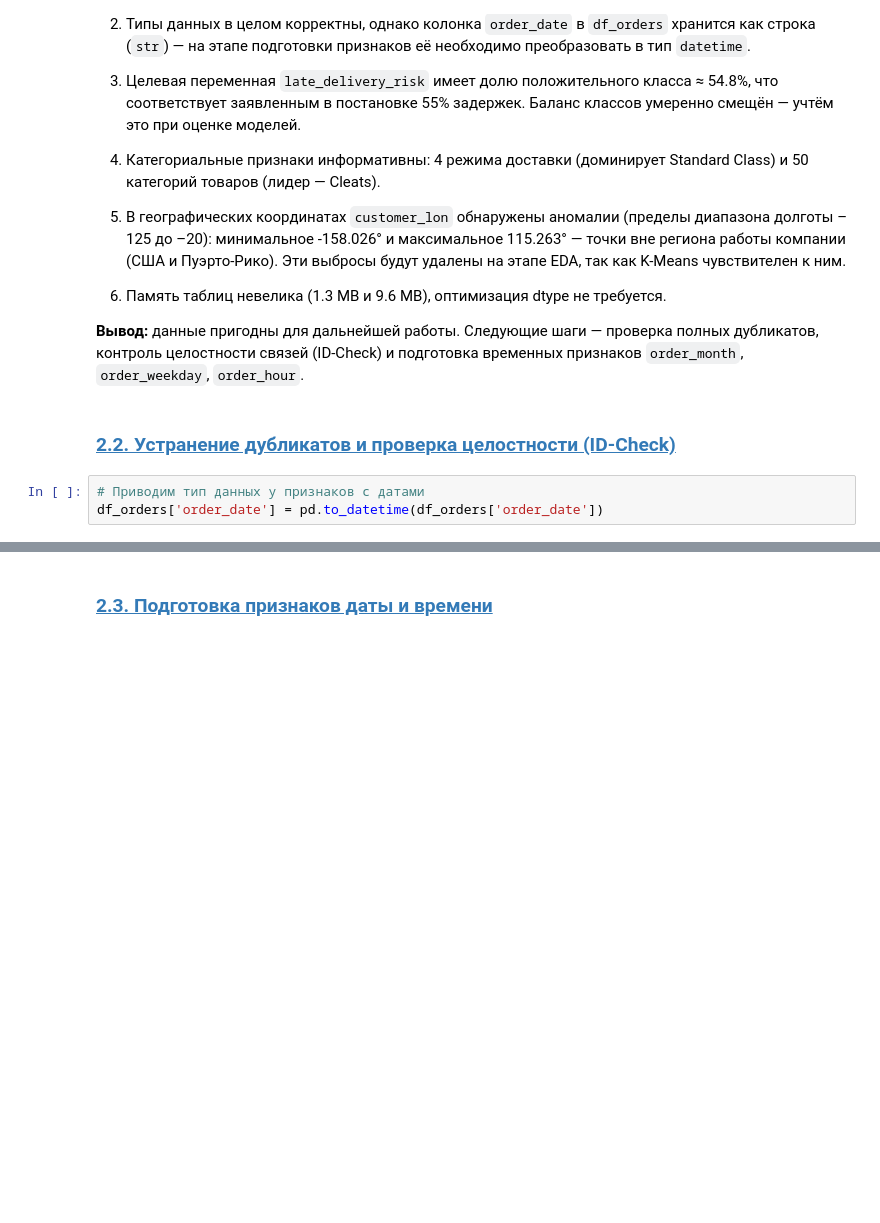
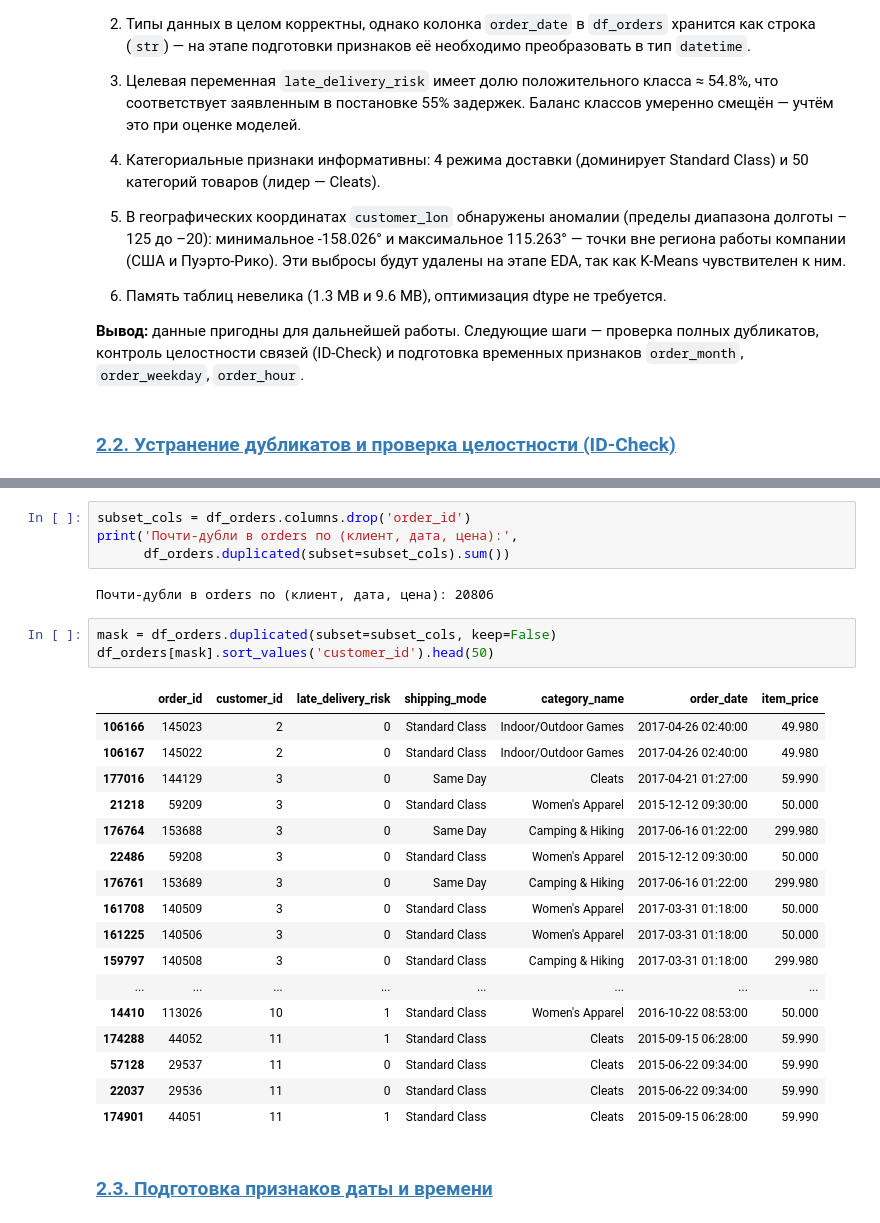
Before and after one commit to MEYakunin/Sprint18_Delivery_Delay_Prediction, a Jupyter notebook: Sprint18_Delivery_Delay_Prediction_Yakunin_Mikl.ipynb, the cells around one changed output, grey strips where cells are left out. Drawn from its saved outputs; the diff is of its cells as text; blank space fills up the shorter version.

Commit message:
Sprint18_Delivery_Delay_Prediction_Yakunin_Mikl - "Загрузка данных, первичное знакомство" - выполнен раздел "Технический аудит данных" и начато выполнение устранение дубликатов

```diff
--- a/Sprint18_Delivery_Delay_Prediction_Yakunin_Mikl.ipynb
+++ b/Sprint18_Delivery_Delay_Prediction_Yakunin_Mikl.ipynb
@@ -287,6 +287,3 @@ print(f'Целевая переменная имеет долю положите
 **Вывод:** данные пригодны для дальнейшей работы. Следующие шаги — проверка полных дубликатов, контроль целостности связей (ID-Check) и подготовка временных признаков `order_month`, `order_weekday`, `order_hour`.
 # %% [markdown]
 ### [2.2. Устранение дубликатов и проверка целостности (ID-Check)](#content)<a id="2_2"></a>
-# %%
-# Приводим тип данных у признаков с датами
-df_orders['order_date'] = pd.to_datetime(df_orders['order_date'])
@@ -315,3 +308,30 @@ def duplicate_search(df):
+# %%
+subset_cols = df_orders.columns.drop('order_id')
+print('Почти-дубли в orders по (клиент, дата, цена):',
+      df_orders.duplicated(subset=subset_cols).sum())
+# %% [output]
+Почти-дубли в orders по (клиент, дата, цена): 20806
+# %%
+mask = df_orders.duplicated(subset=subset_cols, keep=False)
+df_orders[mask].sort_values('customer_id').head(50)
+# %% [output]
+|  | order_id | customer_id | late_delivery_risk | shipping_mode | category_name | order_date | item_price |
+| 106166 | 145023 | 2 | 0 | Standard Class | Indoor/Outdoor Games | 2017-04-26 02:40:00 | 49.980 |
+| 106167 | 145022 | 2 | 0 | Standard Class | Indoor/Outdoor Games | 2017-04-26 02:40:00 | 49.980 |
+| 177016 | 144129 | 3 | 0 | Same Day | Cleats | 2017-04-21 01:27:00 | 59.990 |
+| 21218 | 59209 | 3 | 0 | Standard Class | Women's Apparel | 2015-12-12 09:30:00 | 50.000 |
+| 176764 | 153688 | 3 | 0 | Same Day | Camping & Hiking | 2017-06-16 01:22:00 | 299.980 |
+| 22486 | 59208 | 3 | 0 | Standard Class | Women's Apparel | 2015-12-12 09:30:00 | 50.000 |
+| 176761 | 153689 | 3 | 0 | Same Day | Camping & Hiking | 2017-06-16 01:22:00 | 299.980 |
+| 161708 | 140509 | 3 | 0 | Standard Class | Women's Apparel | 2017-03-31 01:18:00 | 50.000 |
+| 161225 | 140506 | 3 | 0 | Standard Class | Women's Apparel | 2017-03-31 01:18:00 | 50.000 |
+| 159797 | 140508 | 3 | 0 | Standard Class | Camping & Hiking | 2017-03-31 01:18:00 | 299.980 |
+| ... | ... | ... | ... | ... | ... | ... | ... |
+| 14410 | 113026 | 10 | 1 | Standard Class | Women's Apparel | 2016-10-22 08:53:00 | 50.000 |
+| 174288 | 44052 | 11 | 1 | Standard Class | Cleats | 2015-09-15 06:28:00 | 59.990 |
+| 57128 | 29537 | 11 | 0 | Standard Class | Cleats | 2015-06-22 09:34:00 | 59.990 |
+| 22037 | 29536 | 11 | 0 | Standard Class | Cleats | 2015-06-22 09:34:00 | 59.990 |
+| 174901 | 44051 | 11 | 1 | Standard Class | Cleats | 2015-09-15 06:28:00 | 59.990 |
 # %% [markdown]
 ### [2.3. Подготовка признаков даты и времени](#content)<a id="2_3"></a>
 # %% [markdown]
```
Also changed, not shown: parts of 5 cells of this notebook.
